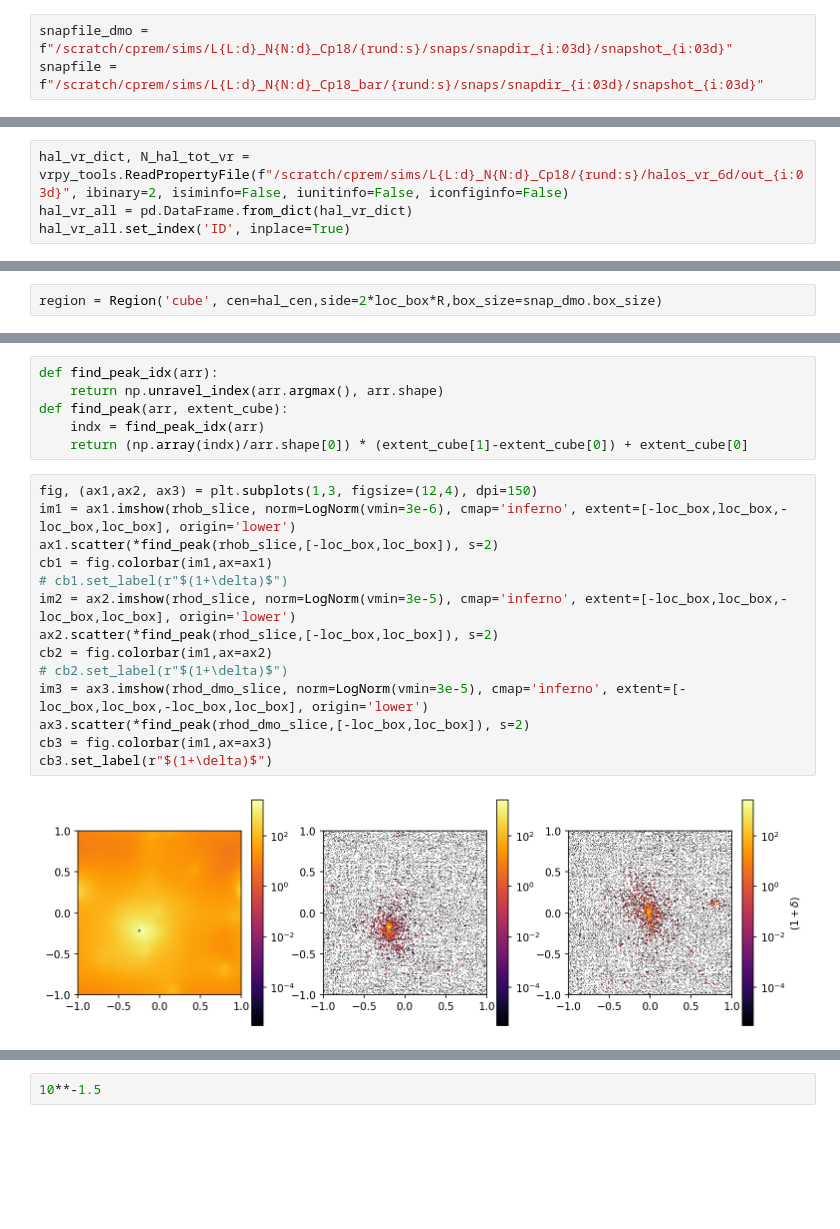
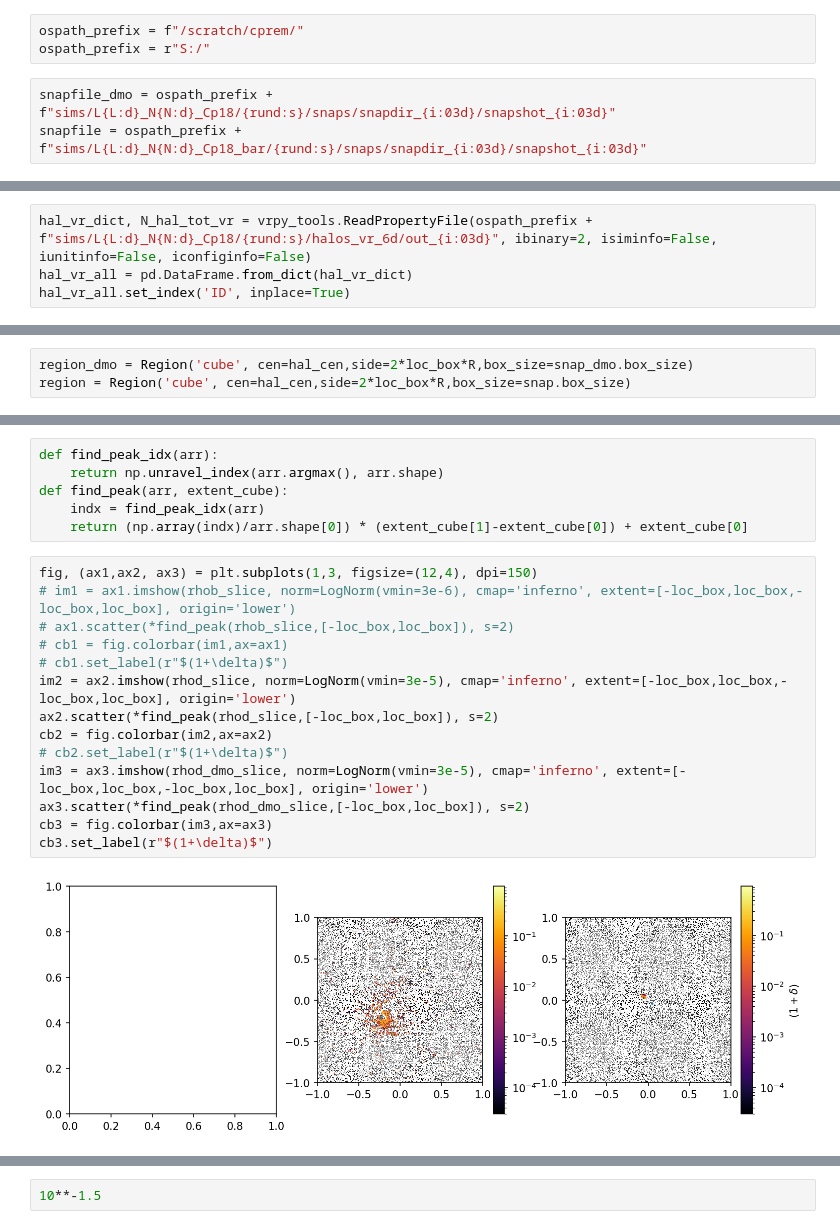
Before and after one commit to premvijay/jupynbgen, a Jupyter notebook: bar_effect_halo.ipynb, the cells around one changed output, grey strips where cells are left out. Cells and saved outputs as stored; diff of their text form; blank space fills up the shorter version.

```diff
--- a/bar_effect_halo.ipynb
+++ b/bar_effect_halo.ipynb
@@ -45,7 +46,10 @@ L=200
 N = 256
 i=12
 rund='r21'
+# %%
+ospath_prefix = f"/scratch/cprem/"
+ospath_prefix = r"S:/"
 # %%
-snapfile_dmo = f"/scratch/cprem/sims/L{L:d}_N{N:d}_Cp18/{rund:s}/snaps/snapdir_{i:03d}/snapshot_{i:03d}"
-snapfile = f"/scratch/cprem/sims/L{L:d}_N{N:d}_Cp18_bar/{rund:s}/snaps/snapdir_{i:03d}/snapshot_{i:03d}"
+snapfile_dmo = ospath_prefix + f"sims/L{L:d}_N{N:d}_Cp18/{rund:s}/snaps/snapdir_{i:03d}/snapshot_{i:03d}"
+snapfile = ospath_prefix + f"sims/L{L:d}_N{N:d}_Cp18_bar/{rund:s}/snaps/snapdir_{i:03d}/snapshot_{i:03d}"
 # %%
@@ -64,7 +68,7 @@ a**3
 # %% [output]
 0.14605345616962515
 # %%
-hal_vr_dict, N_hal_tot_vr = vrpy_tools.ReadPropertyFile(f"/scratch/cprem/sims/L{L:d}_N{N:d}_Cp18/{rund:s}/halos_vr_6d/out_{i:03d}", ibinary=2, isiminfo=False, iunitinfo=False, iconfiginfo=False)
+hal_vr_dict, N_hal_tot_vr = vrpy_tools.ReadPropertyFile(ospath_prefix + f"sims/L{L:d}_N{N:d}_Cp18/{rund:s}/halos_vr_6d/out_{i:03d}", ibinary=2, isiminfo=False, iunitinfo=False, iconfiginfo=False)
 hal_vr_all = pd.DataFrame.from_dict(hal_vr_dict)
 hal_vr_all.set_index('ID', inplace=True)
 # %%
@@ -136,5 +141,6 @@ snap_dmo = Snapshot(snapfile_dmo+".0")
 # %%
-region = Region('cube', cen=hal_cen,side=2*loc_box*R,box_size=snap_dmo.box_size)
+region_dmo = Region('cube', cen=hal_cen,side=2*loc_box*R,box_size=snap_dmo.box_size)
+region = Region('cube', cen=hal_cen,side=2*loc_box*R,box_size=snap.box_size)
 # %%
 # select_index = region.selectPrtcl(posd_dmo, engine='c++')
 # posd_dmo_sele = region.shift_origin(posd_dmo[select_index])
@@ -271,20 +306,20 @@ def find_peak(arr, extent_cube):
     return (np.array(indx)/arr.shape[0]) * (extent_cube[1]-extent_cube[0]) + extent_cube[0]
 # %%
 fig, (ax1,ax2, ax3) = plt.subplots(1,3, figsize=(12,4), dpi=150)
-im1 = ax1.imshow(rhob_slice, norm=LogNorm(vmin=3e-6), cmap='inferno', extent=[-loc_box,loc_box,-loc_box,loc_box], origin='lower')
-ax1.scatter(*find_peak(rhob_slice,[-loc_box,loc_box]), s=2)
-cb1 = fig.colorbar(im1,ax=ax1)
+# im1 = ax1.imshow(rhob_slice, norm=LogNorm(vmin=3e-6), cmap='inferno', extent=[-loc_box,loc_box,-loc_box,loc_box], origin='lower')
+# ax1.scatter(*find_peak(rhob_slice,[-loc_box,loc_box]), s=2)
+# cb1 = fig.colorbar(im1,ax=ax1)
 # cb1.set_label(r"$(1+\delta)$")
 im2 = ax2.imshow(rhod_slice, norm=LogNorm(vmin=3e-5), cmap='inferno', extent=[-loc_box,loc_box,-loc_box,loc_box], origin='lower')
 ax2.scatter(*find_peak(rhod_slice,[-loc_box,loc_box]), s=2)
-cb2 = fig.colorbar(im1,ax=ax2)
+cb2 = fig.colorbar(im2,ax=ax2)
 # cb2.set_label(r"$(1+\delta)$")
 im3 = ax3.imshow(rhod_dmo_slice, norm=LogNorm(vmin=3e-5), cmap='inferno', extent=[-loc_box,loc_box,-loc_box,loc_box], origin='lower')
 ax3.scatter(*find_peak(rhod_dmo_slice,[-loc_box,loc_box]), s=2)
-cb3 = fig.colorbar(im1,ax=ax3)
+cb3 = fig.colorbar(im3,ax=ax3)
 cb3.set_label(r"$(1+\delta)$")
 # %% [output]
-[figure, old version]
+[figure, new version]
 # %%
 cmap = plt.cm.nipy_spectral
 cmap.set_bad(color='black')
```
Also changed, not shown: parts of 29 cells of this notebook, 2 other files.
